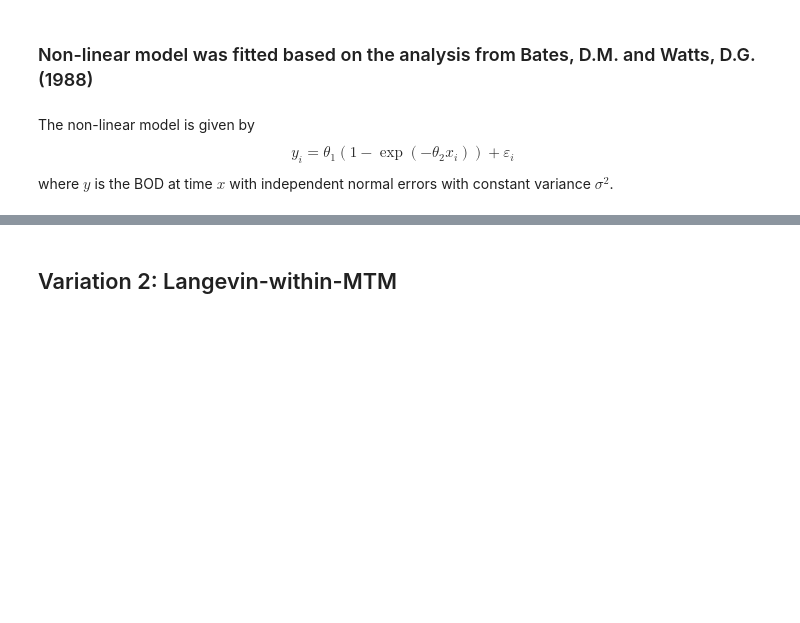
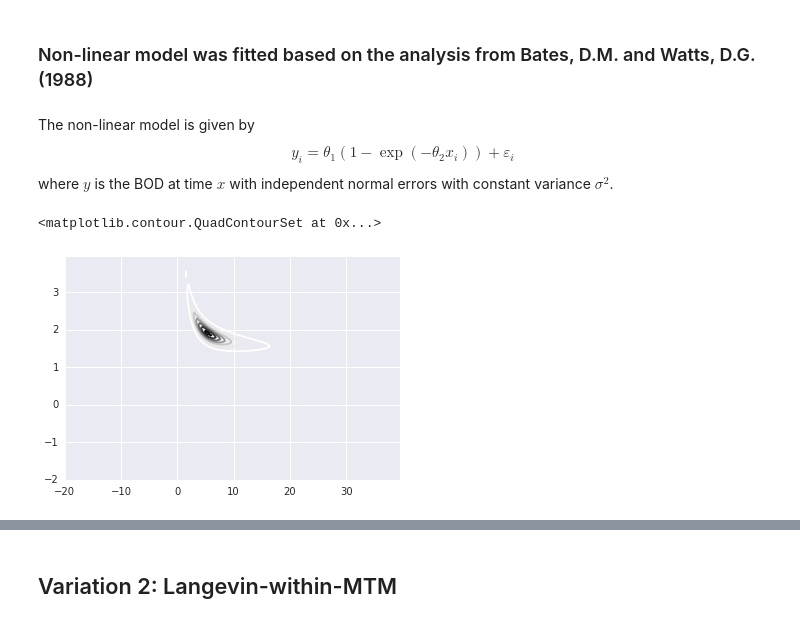
Before and after one commit to rache011857/663_project, a Jupyter notebook: finalproject.ipynb, the cells around one changed output, grey strips where cells are left out. Drawn from its saved outputs; the diff is of its cells as text; code cells hidden in the pictures; blank space fills up the shorter version.

```diff
--- a/finalproject.ipynb
+++ b/finalproject.ipynb
@@ -148,5 +150,19 @@ y = data[' demand']
 # %%
+@jit
 def post(theta1, theta2):
     n = len(x)
-    posterior = sum((y - theta1*(1-np.exp(-theta2*x)))**2)**(-(n/2)+1)
+    if theta1 > -20 and theta1 < 50 and theta2 > -2 and theta2 < 6:
+        posterior = sum((y - theta1*(1-np.exp(-theta2*x)))**2)**(-(n/2)+1)
+    else: posterior = 0
     return posterior
+# %%
+xaxis = np.arange(-20.0, 40.0, 0.5)
+yaxis = np.arange(-2.0, 4.0, 0.05)
+Z = np.reshape(np.array([post(a,b) for a in xaxis for b in yaxis]),newshape=[120,120])
+# %%
+X, Y = np.meshgrid(xaxis, yaxis)
+plt.figure()
+plt.contour(X, Y, Z)
+# %% [output]
+<matplotlib.contour.QuadContourSet at 0x...>
+[figure, added]
```
Also changed, not shown: parts of 6 cells of this notebook, 4 other files.
